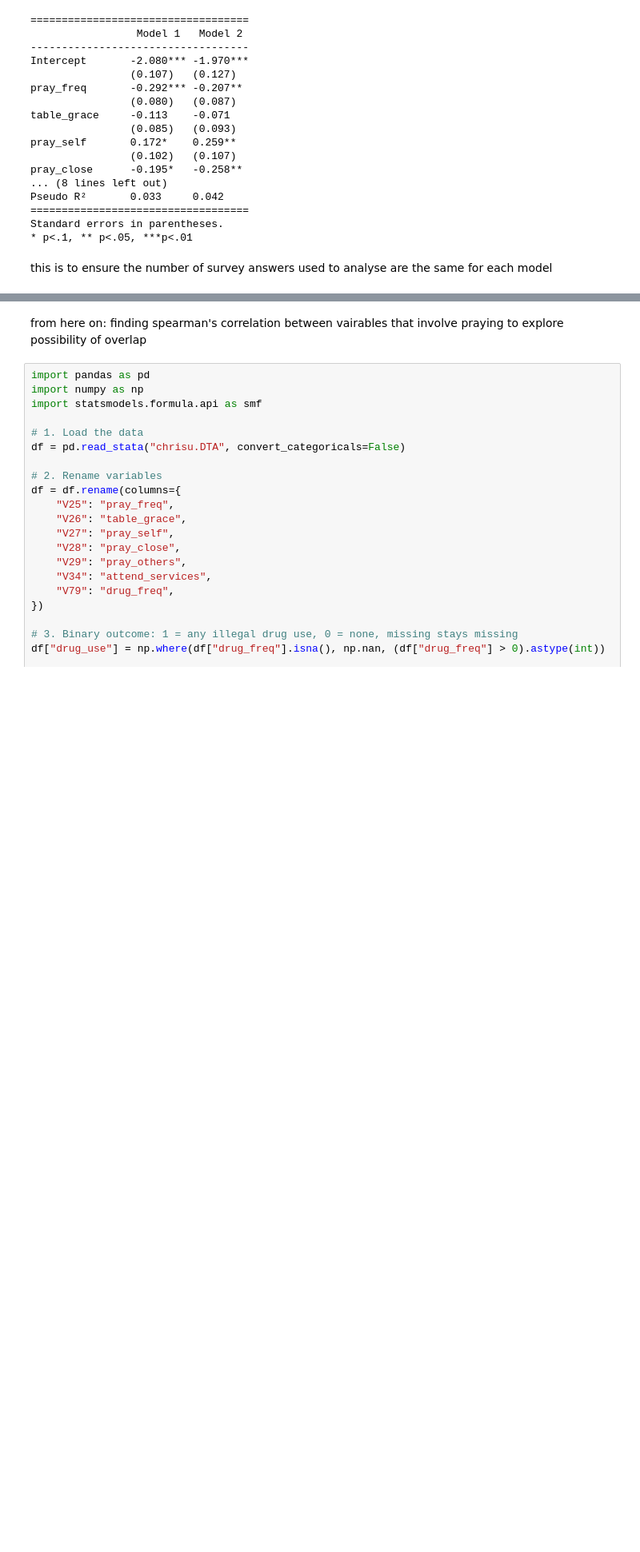
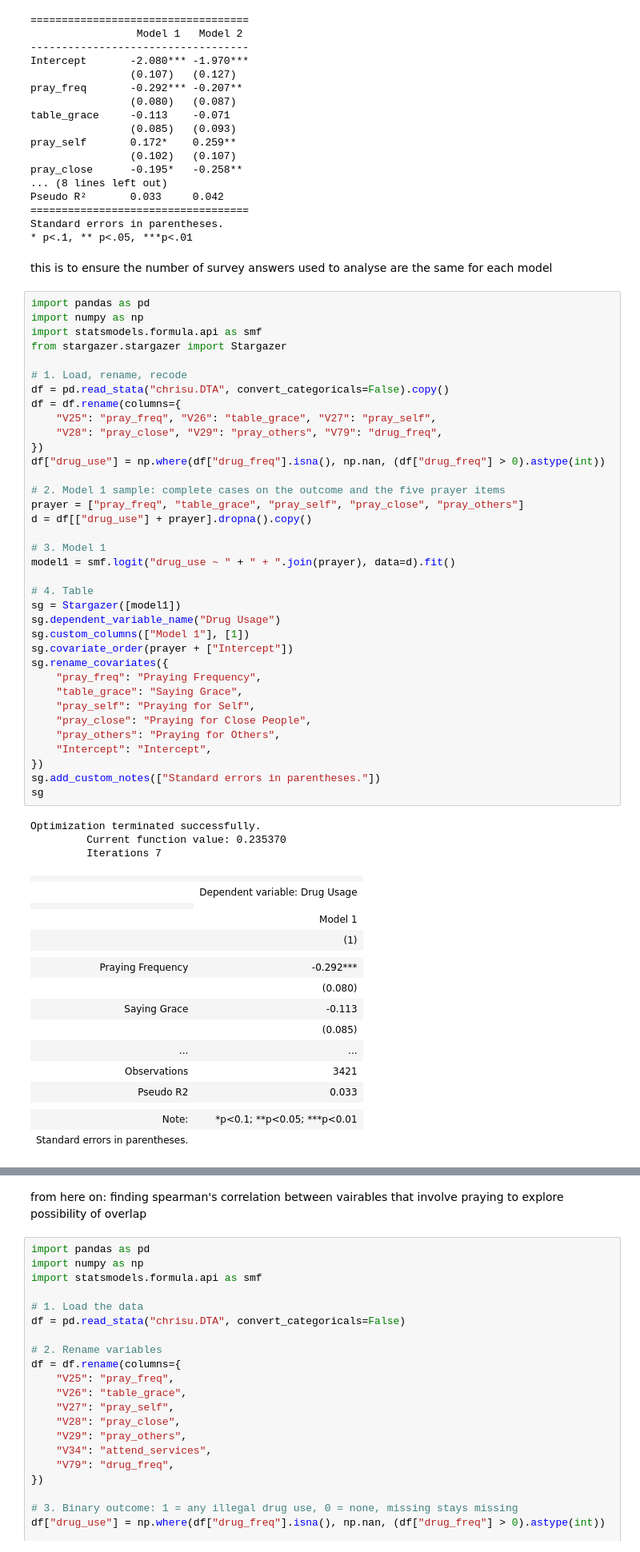
Before and after one commit to khavi31/poodle, a Jupyter notebook: religpracs_druguse_combined_prayer.ipynb, the cells around one changed output, grey strips where cells are left out. Shown at 80% size. Saved outputs shown, nothing was run; the diff lists cells and outputs as text; blank space fills up the shorter version.

```diff
--- a/religpracs_druguse_combined_prayer.ipynb
+++ b/religpracs_druguse_combined_prayer.ipynb
@@ -213,6 +178,62 @@ Standard errors in parentheses.
 * p<.1, ** p<.05, ***p<.01
 # %% [markdown]
 this is to ensure the number of survey answers used to analyse are the same for each model
+# %%
+import pandas as pd
+import numpy as np
+import statsmodels.formula.api as smf
+from stargazer.stargazer import Stargazer
+
+# 1. Load, rename, recode
+df = pd.read_stata("chrisu.DTA", convert_categoricals=False).copy()
+df = df.rename(columns={
+    "V25": "pray_freq", "V26": "table_grace", "V27": "pray_self",
+    "V28": "pray_close", "V29": "pray_others", "V79": "drug_freq",
+})
+df["drug_use"] = np.where(df["drug_freq"].isna(), np.nan, (df["drug_freq"] > 0).astype(int))
+
+# 2. Model 1 sample: complete cases on the outcome and the five prayer items
+prayer = ["pray_freq", "table_grace", "pray_self", "pray_close", "pray_others"]
+d = df[["drug_use"] + prayer].dropna().copy()
+
+# 3. Model 1
+model1 = smf.logit("drug_use ~ " + " + ".join(prayer), data=d).fit()
+
+# 4. Table
+sg = Stargazer([model1])
+sg.dependent_variable_name("Drug Usage")
+sg.custom_columns(["Model 1"], [1])
+sg.covariate_order(prayer + ["Intercept"])
+sg.rename_covariates({
+    "pray_freq": "Praying Frequency",
+    "table_grace": "Saying Grace",
+    "pray_self": "Praying for Self",
+    "pray_close": "Praying for Close People",
+    "pray_others": "Praying for Others",
+    "Intercept": "Intercept",
+})
+sg.add_custom_notes(["Standard errors in parentheses."])
+sg
+# %% [output]
+Optimization terminated successfully.
+         Current function value: 0.235370
+         Iterations 7
+|  |  |
+|  | Dependent variable: Drug Usage |
+|  |
+|  | Model 1 |
+|  | (1) |
+|  |  |
+| Praying Frequency | -0.292*** |
+|  | (0.080) |
+| Saying Grace | -0.113 |
+|  | (0.085) |
+| ... | ... |
+| Observations | 3421 |
+| Pseudo R2 | 0.033 |
+|  |  |
+| Note: | *p<0.1; **p<0.05; ***p<0.01 |
+| Standard errors in parentheses. |  |
 # %%
 from stargazer.stargazer import Stargazer
 
```
Also changed, not shown: parts of 26 cells of this notebook.
